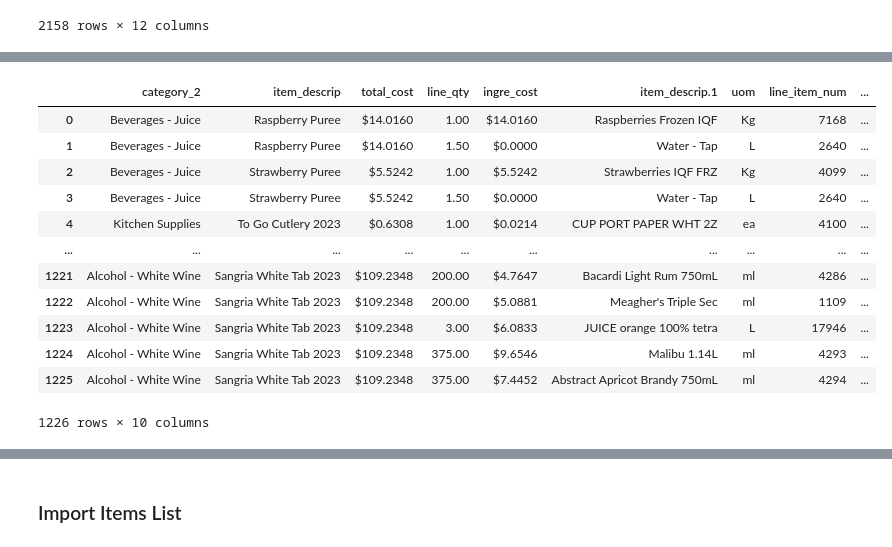
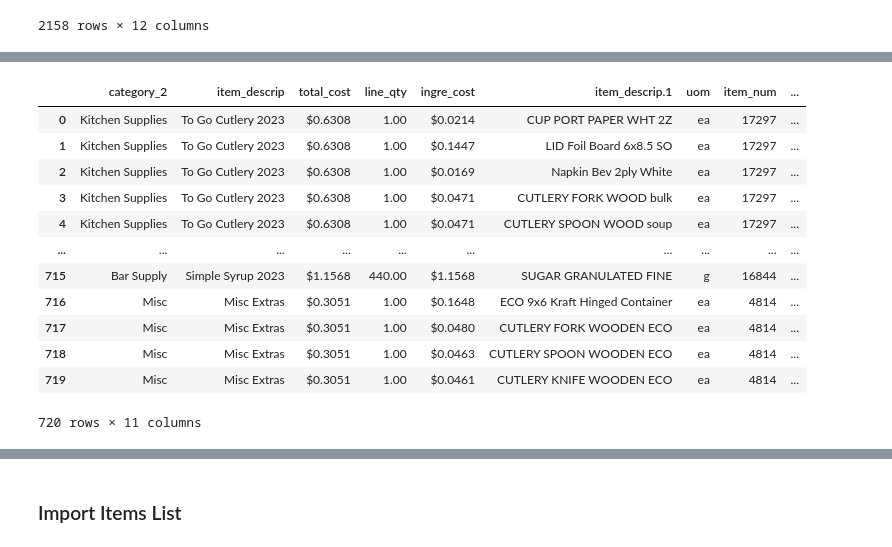
Before and after one commit to SEEDSProjects/CFFS_Label_2024_25, a Jupyter notebook: Notebooks_AMS/1_preprocessing_data.ipynb, the cells around one changed output, grey strips where cells are left out. Saved outputs shown, nothing was run; the diff lists cells and outputs as text; code cells hidden in the pictures.

```diff
--- a/Notebooks_AMS/1_preprocessing_data.ipynb
+++ b/Notebooks_AMS/1_preprocessing_data.ipynb
@@ -62,0 +103,13 @@ Items
+# %%
+# Get unique values from the 'item_descrip.2' column in Products
+prods = Products["item_descrip.1"].unique()
+
+# Get unique values from the 'item_descrip.1' column in Preps
+preps_unique = Preps["item_descrip.1"].unique()
+
+# Filter Preps DataFrame to keep only rows where 'item_descrip' is in 'prods' or 'preps_unique'
+Preps = Preps[Preps["item_descrip"].isin(prods) | Preps["item_descrip"].isin(preps_unique)]
+
+# Reset index of Preps DataFrame
+Preps = Preps.reset_index(drop=True)
+Preps
@@ -63,5 +130,5 @@ Items
 # %%
-old_items = pd.read_csv(filepath_list[1])
+old_items = pd.read_csv(filepath_list[-1])
 old_items = old_items.drop(columns=['item_num.2', 'item_num.1'])
 old_items
 # %% [output]
@@ -81,6 +227,9 @@ old_items
+# %%
+Preps = assign_ids(Preps)
+Products = assign_ids(Products)
 # %%
 #Ensure 'line_item_num' column exists in Items
-Items['line_item_num'] = 0
+Preps['line_item_num'] = 0
 
 # Create a dictionary for quick lookup from old_items
 old_items_dict = old_items.set_index('item_descrip.1')['line_item_num'].to_dict()
@@ -88,18 +237,18 @@ old_ids = list(set(old_items["line_item_num"].unique()))
 ID = old_ids[0]
 
 # Iterate through Items and update line_item_num
-for index, row in Items.iterrows():
+for index, row in Preps.iterrows():
     description = row['item_descrip.1']
     if description in old_items_dict:
-        Items.at[index, 'line_item_num'] = old_items_dict[description]
+        Preps.at[index, 'line_item_num'] = old_items_dict[description]
     else:
         while ID in old_ids:
             ID += 1
         old_items_dict[description] = ID
         old_ids.append(ID)
-        Items.at[index, "line_item_num"] = ID
+        Preps.at[index, "line_item_num"] = ID
 
 # Output the updated DataFrame
-display(Items)
+display(Preps)
 # %% [output]
 |  | category_2 | item_descrip | batch_yield | total_cost | line_qty | ingre_cost | item_descrip.1 | uom | ... |
@@ -118,29 +267,29 @@ display(Items)
 # %%
 def extract_yield_and_uom(batch_yield):
     match = re.search(r'Batch\s*Yield:\s*([\d.]+)\s*(\w+)', batch_yield)
     if match:
         physical_yield = float(match.group(1))
         uom = match.group(2)
         return physical_yield, uom
     else:
         print(f"Error parsing batch_yield '{batch_yield}': pattern not found")
         return None, None
 
 # Apply the function and create new columns
-Items['pak_physical_yield'], Items['pak_uom'] = zip(*Items['batch_yield'].apply(extract_yield_and_uom))
-Items = Items.drop(columns=["batch_yield"])
-Items
+Preps['pak_physical_yield'], Preps['pak_uom'] = zip(*Preps['batch_yield'].apply(extract_yield_and_uom))
+Preps = Preps.drop(columns=["batch_yield"])
+Preps
 # %% [output]
-|  | category_2 | item_descrip | total_cost | line_qty | ingre_cost | item_descrip.1 | uom | line_item_num | ... |
-| 0 | Beverages - Juice | Raspberry Puree | $14.0160 | 1.00 | $14.0160 | Raspberries Frozen IQF | Kg | 7168 | ... |
-| 1 | Beverages - Juice | Raspberry Puree | $14.0160 | 1.50 | $0.0000 | Water - Tap | L | 2640 | ... |
-| 2 | Beverages - Juice | Strawberry Puree | $5.5242 | 1.00 | $5.5242 | Strawberries IQF FRZ | Kg | 4099 | ... |
-| 3 | Beverages - Juice | Strawberry Puree | $5.5242 | 1.50 | $0.0000 | Water - Tap | L | 2640 | ... |
-| 4 | Kitchen Supplies | To Go Cutlery 2023 | $0.6308 | 1.00 | $0.0214 | CUP PORT PAPER WHT 2Z | ea | 4100 | ... |
+|  | category_2 | item_descrip | total_cost | line_qty | ingre_cost | item_descrip.1 | uom | item_num | ... |
+| 0 | Kitchen Supplies | To Go Cutlery 2023 | $0.6308 | 1.00 | $0.0214 | CUP PORT PAPER WHT 2Z | ea | 17297 | ... |
+| 1 | Kitchen Supplies | To Go Cutlery 2023 | $0.6308 | 1.00 | $0.1447 | LID Foil Board 6x8.5 SO | ea | 17297 | ... |
+| 2 | Kitchen Supplies | To Go Cutlery 2023 | $0.6308 | 1.00 | $0.0169 | Napkin Bev 2ply White | ea | 17297 | ... |
+| 3 | Kitchen Supplies | To Go Cutlery 2023 | $0.6308 | 1.00 | $0.0471 | CUTLERY FORK WOOD bulk | ea | 17297 | ... |
+| 4 | Kitchen Supplies | To Go Cutlery 2023 | $0.6308 | 1.00 | $0.0471 | CUTLERY SPOON WOOD soup | ea | 17297 | ... |
 | ... | ... | ... | ... | ... | ... | ... | ... | ... | ... |
-| 1221 | Alcohol - White Wine | Sangria White Tab 2023 | $109.2348 | 200.00 | $4.7647 | Bacardi Light Rum 750mL | ml | 4286 | ... |
-| 1222 | Alcohol - White Wine | Sangria White Tab 2023 | $109.2348 | 200.00 | $5.0881 | Meagher's Triple Sec | ml | 1109 | ... |
-| 1223 | Alcohol - White Wine | Sangria White Tab 2023 | $109.2348 | 3.00 | $6.0833 | JUICE orange 100% tetra | L | 17946 | ... |
-| 1224 | Alcohol - White Wine | Sangria White Tab 2023 | $109.2348 | 375.00 | $9.6546 | Malibu 1.14L | ml | 4293 | ... |
-| 1225 | Alcohol - White Wine | Sangria White Tab 2023 | $109.2348 | 375.00 | $7.4452 | Abstract Apricot Brandy 750mL | ml | 4294 | ... |
+| 715 | Bar Supply | Simple Syrup 2023 | $1.1568 | 440.00 | $1.1568 | SUGAR GRANULATED FINE | g | 16844 | ... |
+| 716 | Misc | Misc Extras | $0.3051 | 1.00 | $0.1648 | ECO 9x6 Kraft Hinged Container | ea | 4814 | ... |
+| 717 | Misc | Misc Extras | $0.3051 | 1.00 | $0.0480 | CUTLERY FORK WOODEN ECO | ea | 4814 | ... |
+| 718 | Misc | Misc Extras | $0.3051 | 1.00 | $0.0463 | CUTLERY SPOON WOODEN ECO | ea | 4814 | ... |
+| 719 | Misc | Misc Extras | $0.3051 | 1.00 | $0.0461 | CUTLERY KNIFE WOODEN ECO | ea | 4814 | ... |
-1226 rows × 10 columns
+720 rows × 11 columns
```
Also changed, not shown: parts of 56 cells of this notebook, 4 other files.
